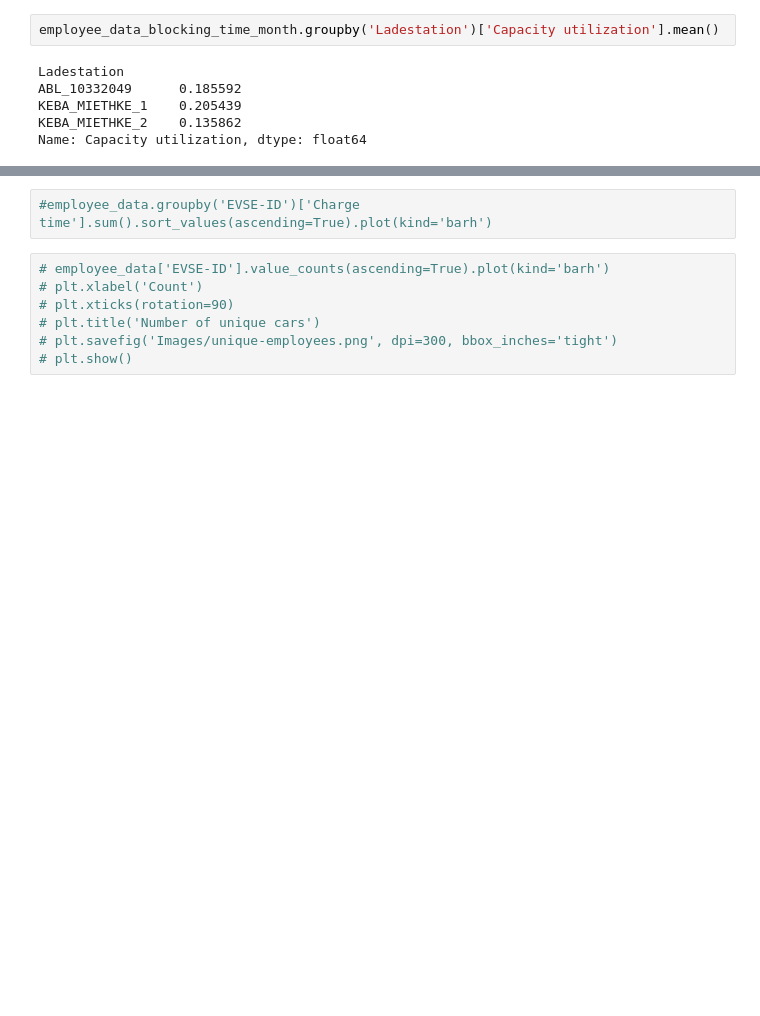
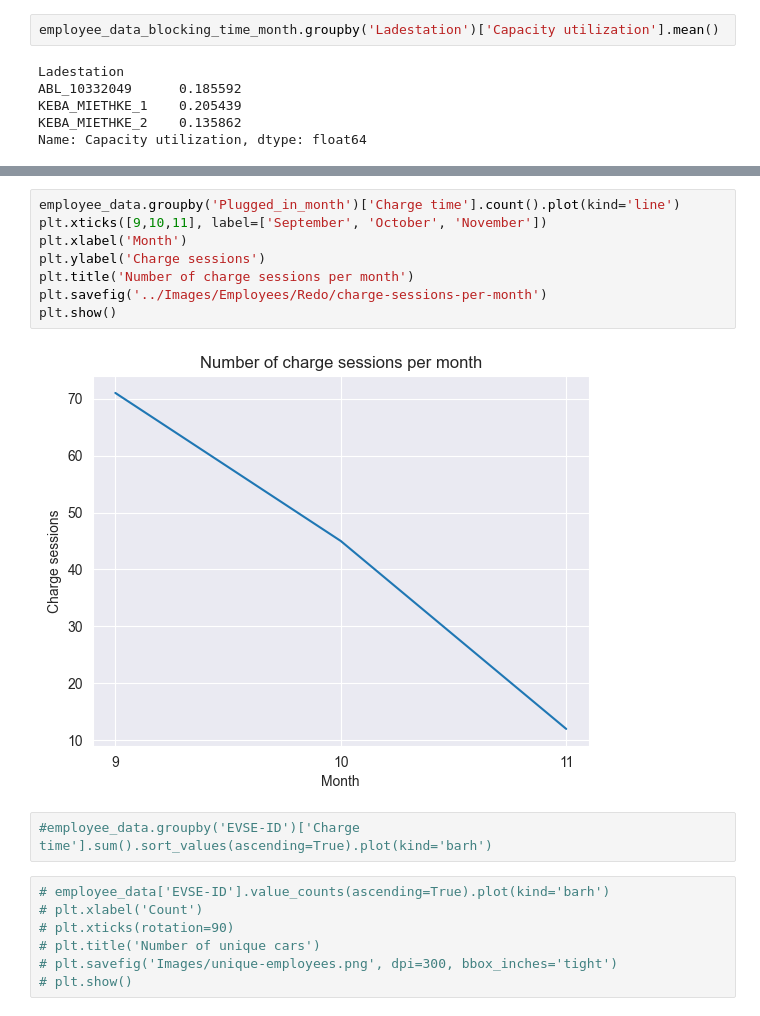
Before and after one commit to Omotayewo/EV-charging-analysis, a Jupyter notebook: Notebooks/Analysis of Electric Vehicle Charging Transactions (Employees).ipynb, the cells around one changed output, grey strips where cells are left out. Drawn from its saved outputs; the diff is of its cells as text; blank space fills up the shorter version.

Commit message:
Modified notebook and added images

```diff
--- a/Notebooks/Analysis of Electric Vehicle Charging Transactions (Employees).ipynb
+++ b/Notebooks/Analysis of Electric Vehicle Charging Transactions (Employees).ipynb
@@ -339,3 +421,13 @@ plt.show()
+# %%
+employee_data.groupby('Plugged_in_month')['Charge time'].count().plot(kind='line')
+plt.xticks([9,10,11], label=['September', 'October', 'November'])
+plt.xlabel('Month')
+plt.ylabel('Charge sessions')
+plt.title('Number of charge sessions per month')
+plt.savefig('../Images/Employees/Redo/charge-sessions-per-month')
+plt.show()
+# %% [output]
+[figure, added]
 # %%
 #employee_data.groupby('EVSE-ID')['Charge time'].sum().sort_values(ascending=True).plot(kind='barh')
 # %%
```
Also changed, not shown: parts of 41 cells of this notebook, 16 other files.
